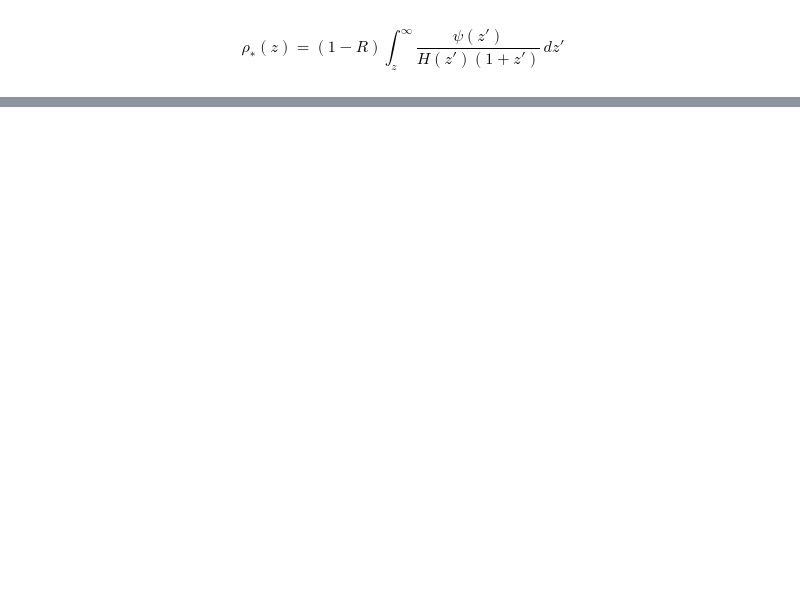
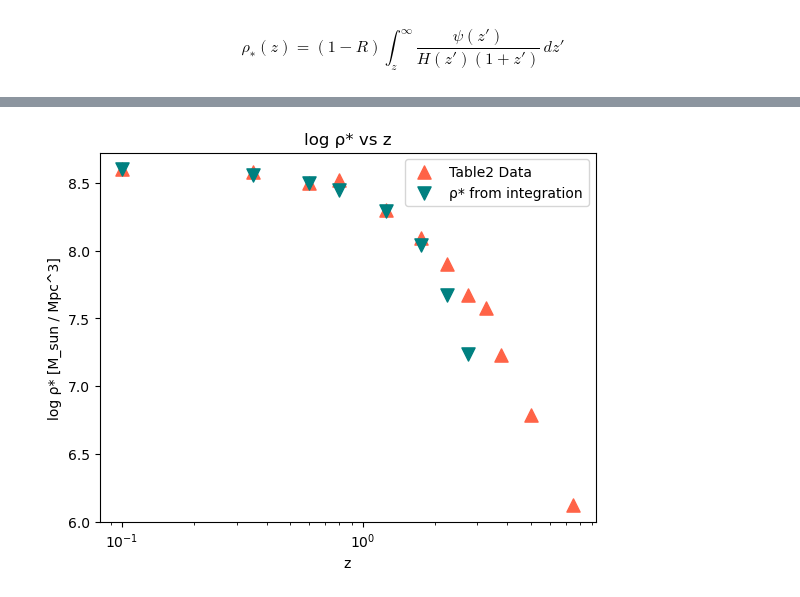
Before and after one commit to AstroSeha/SS2024, a Jupyter notebook: Galaxies and Cosmology/GNC_Exercise7_3.ipynb, the cells around one changed output, grey strips where cells are left out. Drawn from its saved outputs; the diff is of its cells as text; code cells hidden in the pictures; blank space fills up the shorter version.

```diff
--- a/Galaxies and Cosmology/GNC_Exercise7_3.ipynb
+++ b/Galaxies and Cosmology/GNC_Exercise7_3.ipynb
@@ -171,0 +183,13 @@ plt.show()
+# %%
+# plot again with redshift
+
+plt.scatter(table2['z'], table2['log_rho'], color='Tomato', s=90,marker='^',label='Table2 Data')
+plt.scatter(table2['z'], table2['log rho_star']-table2['log rho_star'][0]+table2['log_rho'][0], color='teal', s=90,marker='v',label='ρ* from integration')
+plt.xlabel('z')
+plt.xscale('log')
+plt.ylabel('log ρ* [M_sun / Mpc^3]')
+plt.title('log ρ* vs z')
+plt.legend()
+plt.show()
+# %% [output]
+[figure, added]
```
Also changed, not shown: parts of 18 cells of this notebook.
